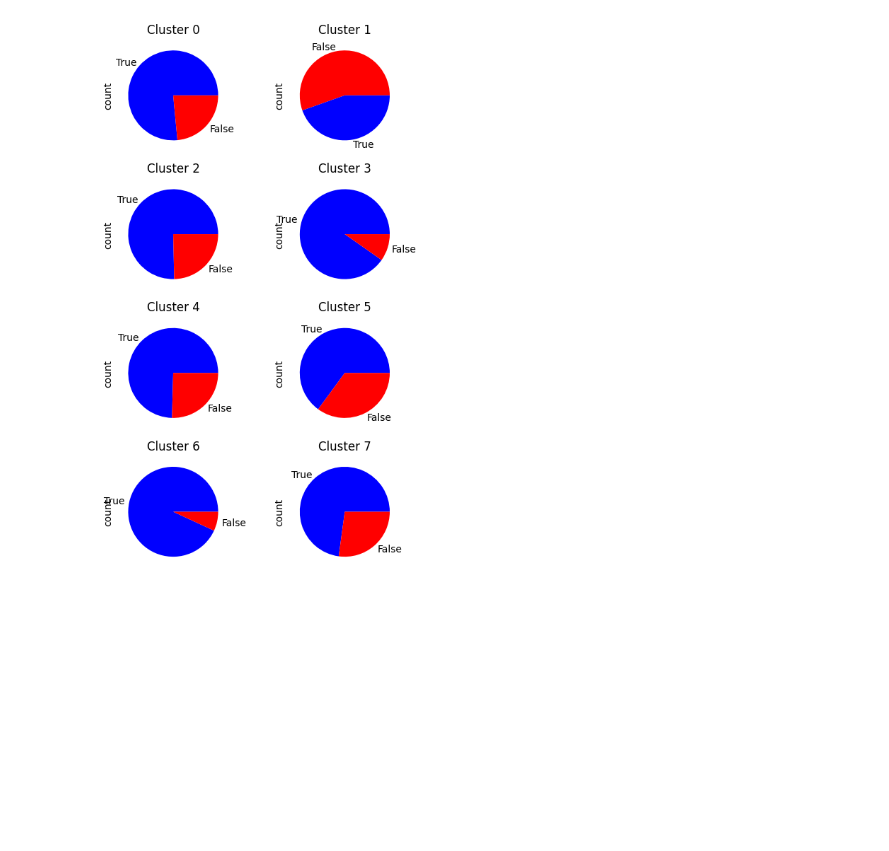
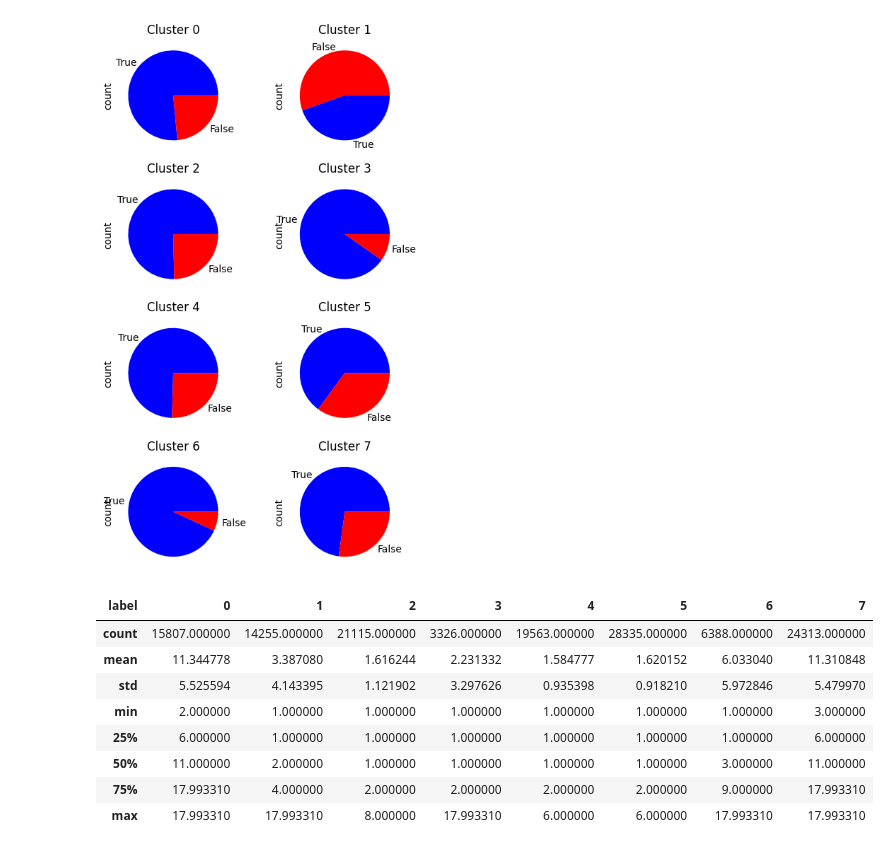
Before and after one commit to VukGr/ML-Project-2, a Jupyter notebook: 7-ResultAnalysis.ipynb, the cells around one changed output. Drawn from its saved outputs; the diff is of its cells as text; code cells hidden in the pictures; blank space fills up the shorter version.

```diff
--- a/7-ResultAnalysis.ipynb
+++ b/7-ResultAnalysis.ipynb
@@ -356,6 +356,18 @@ plt.show()
 # %% [output]
 Sold by amazon distribution
 [figure]
+# %%
+(np.e**X5.authorWorks).groupby(labels.label).describe().T
+# %% [output]
+| label | 0 | 1 | 2 | 3 | 4 | 5 | 6 | 7 |
+| count | 15807.000000 | 14255.000000 | 21115.000000 | 3326.000000 | 19563.000000 | 28335.000000 | 6388.000000 | 24313.000000 |
+| mean | 11.344778 | 3.387080 | 1.616244 | 2.231332 | 1.584777 | 1.620152 | 6.033040 | 11.310848 |
+| std | 5.525594 | 4.143395 | 1.121902 | 3.297626 | 0.935398 | 0.918210 | 5.972846 | 5.479970 |
+| min | 2.000000 | 1.000000 | 1.000000 | 1.000000 | 1.000000 | 1.000000 | 1.000000 | 3.000000 |
+| 25% | 6.000000 | 1.000000 | 1.000000 | 1.000000 | 1.000000 | 1.000000 | 1.000000 | 6.000000 |
+| 50% | 11.000000 | 2.000000 | 1.000000 | 1.000000 | 1.000000 | 1.000000 | 3.000000 | 11.000000 |
+| 75% | 17.993310 | 4.000000 | 2.000000 | 2.000000 | 2.000000 | 2.000000 | 9.000000 | 17.993310 |
+| max | 17.993310 | 17.993310 | 8.000000 | 17.993310 | 6.000000 | 6.000000 | 17.993310 | 17.993310 |
 # %% [markdown]
 Klaster 0 = Fiction za odrasle:
 * Nema reviews
```
Also changed, not shown: parts of 1 cell of this notebook, 2 other files.
